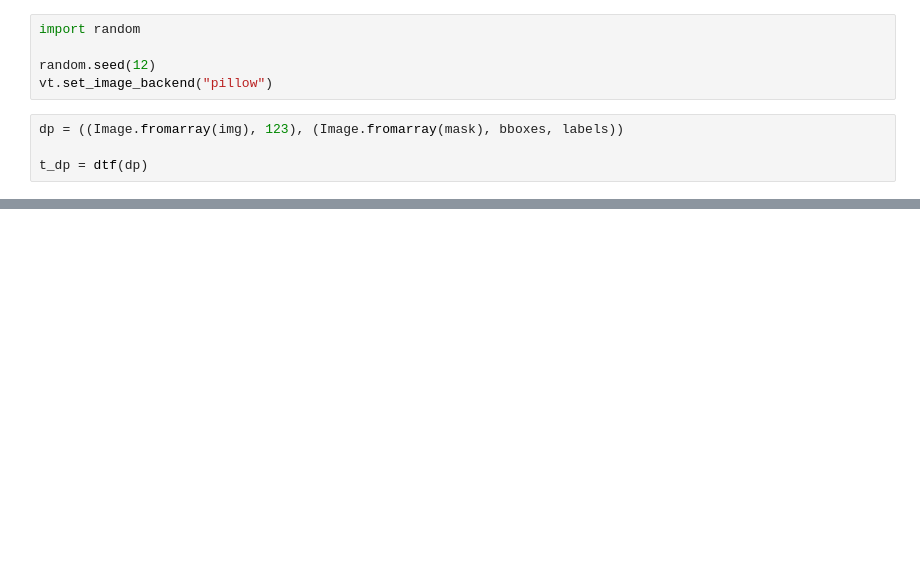
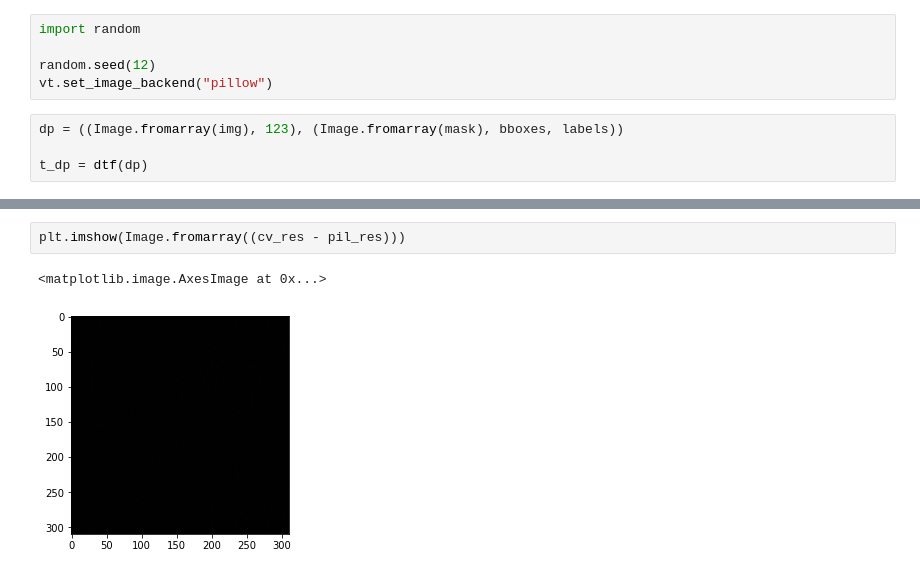
Before and after one commit to vfdev-5/VisionTransforms, a Jupyter notebook: examples/basic.ipynb, the cells around one changed output, grey strips where cells are left out. Drawn from its saved outputs; the diff is of its cells as text; blank space fills up the shorter version.

```diff
--- a/examples/basic.ipynb
+++ b/examples/basic.ipynb
@@ -136,0 +247,5 @@ plt.imshow(rimg)
+# %%
+plt.imshow(Image.fromarray((cv_res - pil_res)))
+# %% [output]
+<matplotlib.image.AxesImage at 0x...>
+[figure, added]
```
Also changed, not shown: parts of 18 cells of this notebook, 15 other files.
